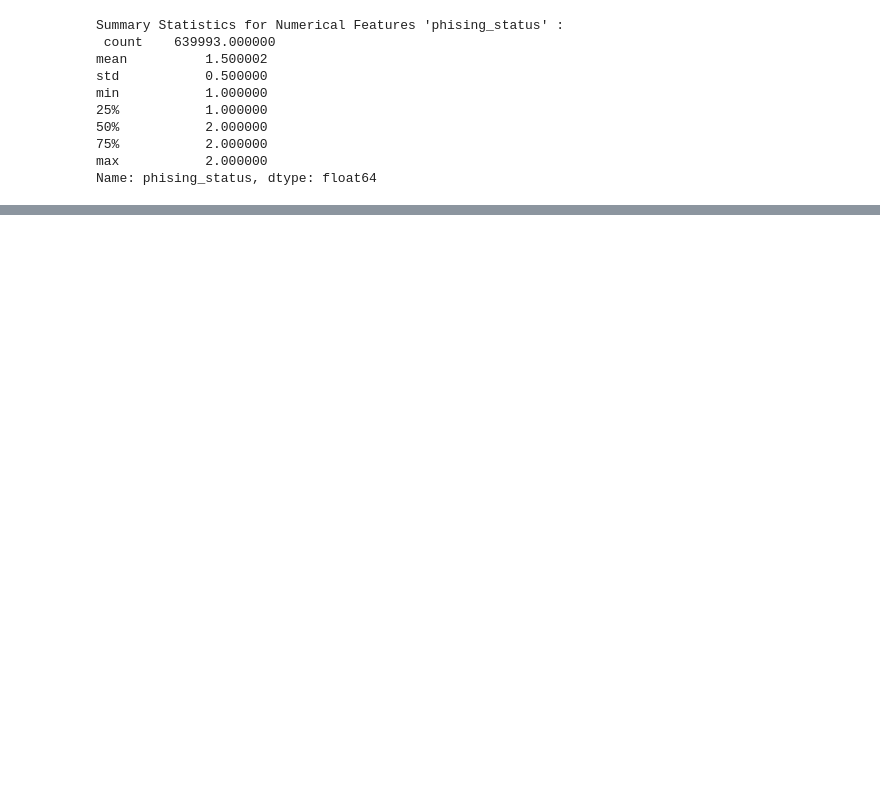
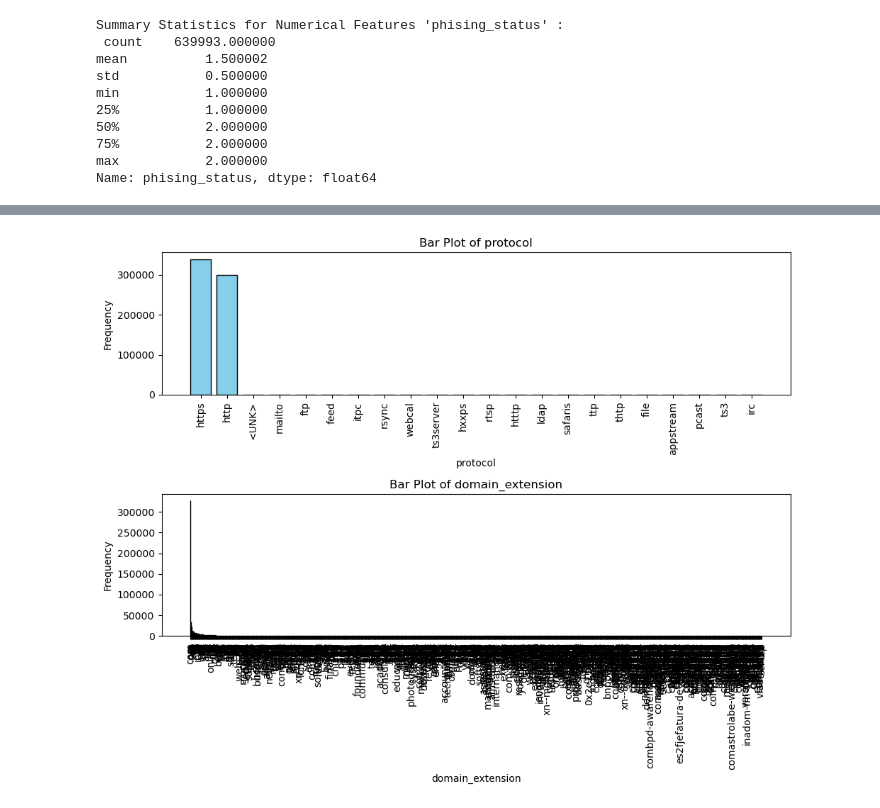
Before and after one commit to deepakthakur-92/phisingURL_NLP_based_classification, a Jupyter notebook: research/trails.ipynb, the cells around one changed output, grey strips where cells are left out. Drawn from its saved outputs; the diff is of its cells as text; code cells hidden in the pictures; blank space fills up the shorter version.

```diff
--- a/research/trails.ipynb
+++ b/research/trails.ipynb
@@ -194,2 +294,18 @@ Name: phising_status, dtype: float64
 # %%
-# distribution of phising and legitimate URLs
+# bar plot for categorical features 'protocol' and 'domain_extension'
+
+categorical_features = ['protocol', 'domain_extension']
+
+fig, ax = plt.subplots(len(categorical_features), 1, figsize=(10,8))
+for i, feature in enumerate(categorical_features):
+    value_counts = df3[feature].value_counts()
+    ax[i].bar(value_counts.index, value_counts.values, color='skyblue', edgecolor='black')
+    ax[i].set_title(f'Bar Plot of {feature}')
+    ax[i].set_xlabel(feature)
+    ax[i].set_ylabel('Frequency')
+    ax[i].set_xticklabels(value_counts.index,rotation=90)
+
+plt.tight_layout()
+plt.show()
+# %% [output]
+[figure, added]
```
Also changed, not shown: parts of 24 cells of this notebook.
